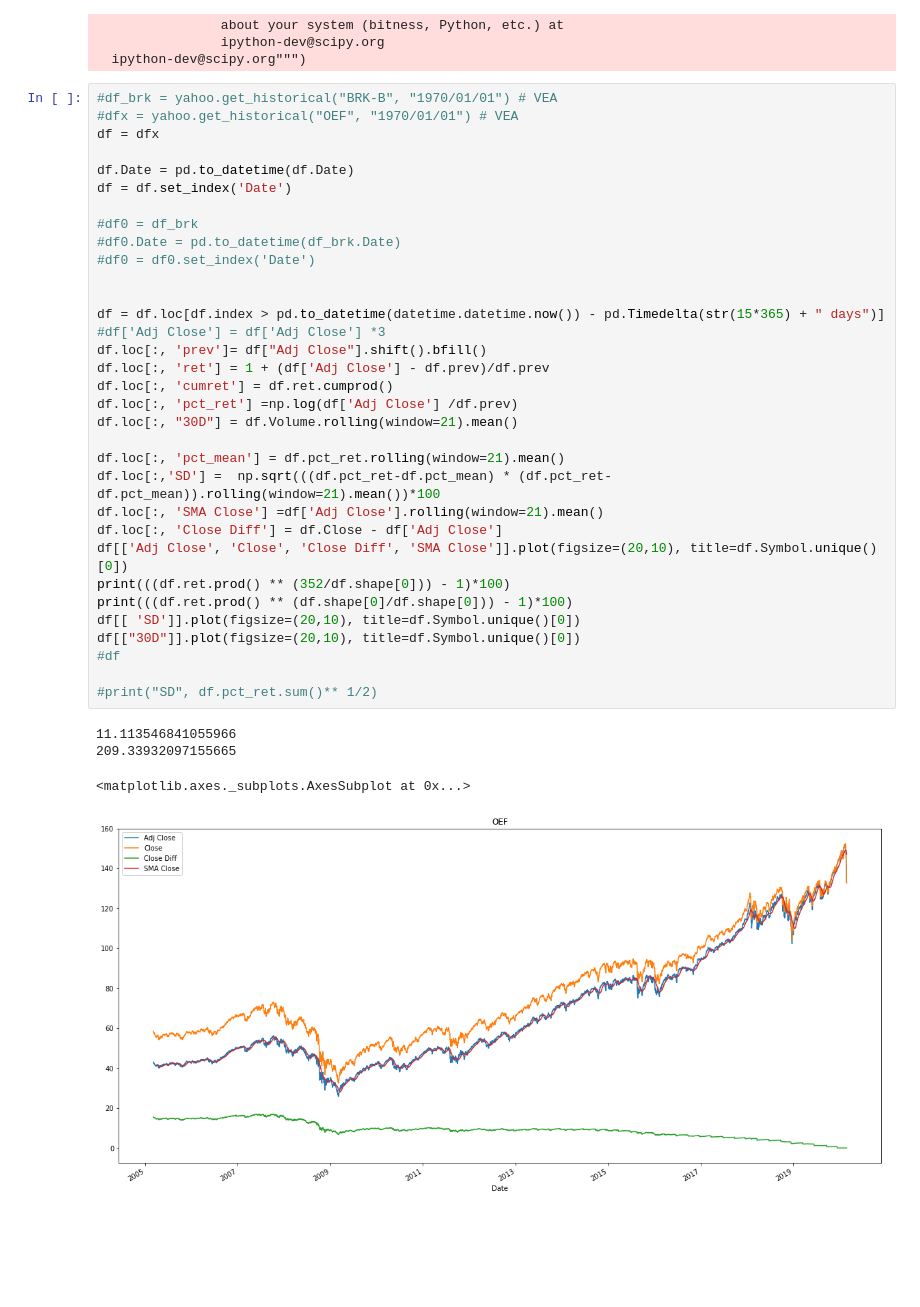
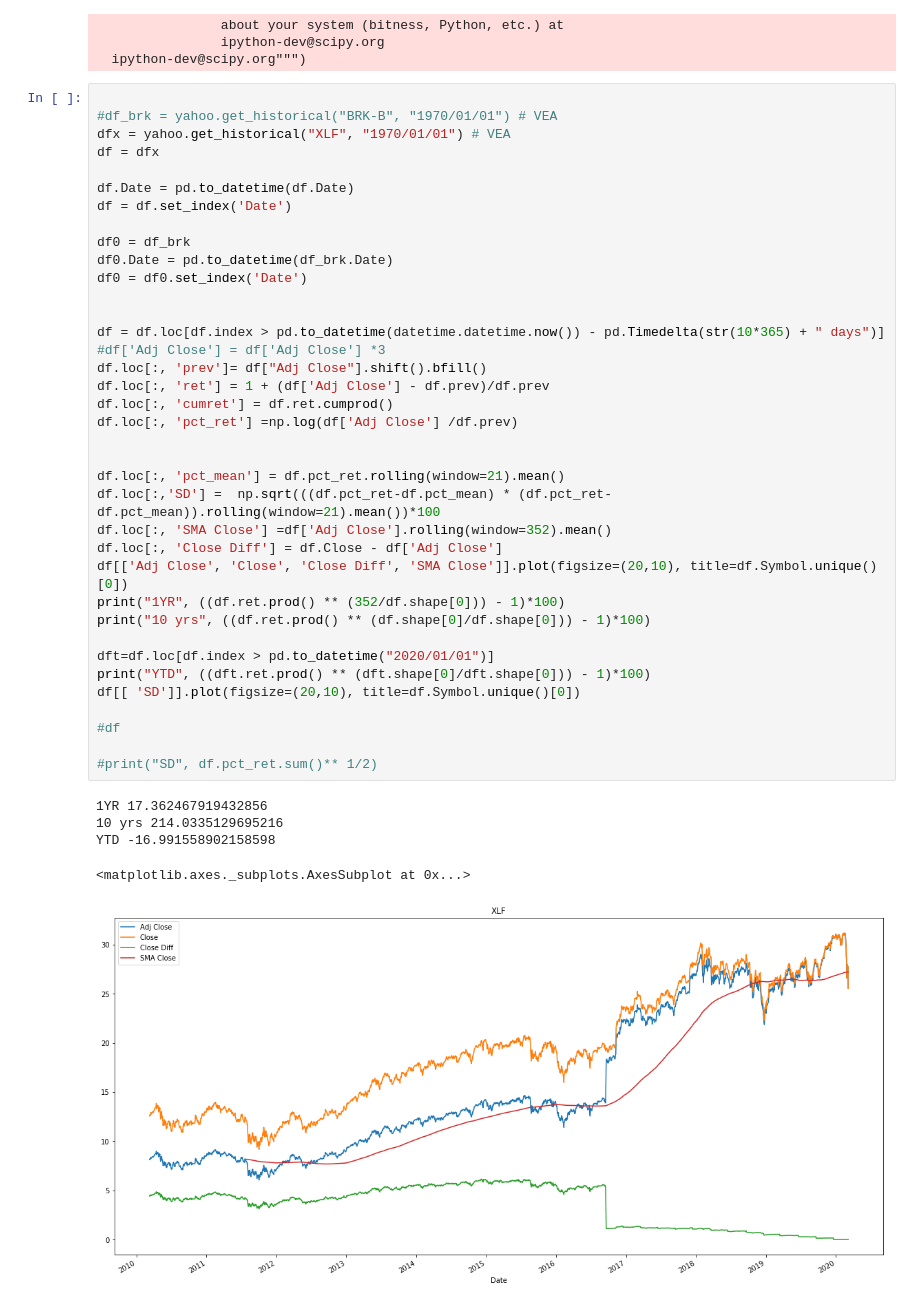
Before and after one commit to anilsarma/misc, a Jupyter notebook: yahoo/Yahoo Analysis.ipynb, the cells around one changed output. Saved outputs shown, nothing was run; the diff lists cells and outputs as text; blank space fills up the shorter version.

```diff
--- a/yahoo/Yahoo Analysis.ipynb
+++ b/yahoo/Yahoo Analysis.ipynb
@@ -19,40 +19,45 @@ def get_historical(sym):
                 ipython-dev@scipy.org
   ipython-dev@scipy.org""")
 # %%
+
 #df_brk = yahoo.get_historical("BRK-B", "1970/01/01") # VEA
-#dfx = yahoo.get_historical("OEF", "1970/01/01") # VEA
+dfx = yahoo.get_historical("XLF", "1970/01/01") # VEA
 df = dfx
 
 df.Date = pd.to_datetime(df.Date)
 df = df.set_index('Date')
 
-#df0 = df_brk
-#df0.Date = pd.to_datetime(df_brk.Date)
-#df0 = df0.set_index('Date')
+df0 = df_brk
+df0.Date = pd.to_datetime(df_brk.Date)
+df0 = df0.set_index('Date')
 
 
-df = df.loc[df.index > pd.to_datetime(datetime.datetime.now()) - pd.Timedelta(str(15*365) + " days")]
+df = df.loc[df.index > pd.to_datetime(datetime.datetime.now()) - pd.Timedelta(str(10*365) + " days")]
 #df['Adj Close'] = df['Adj Close'] *3
 df.loc[:, 'prev']= df["Adj Close"].shift().bfill()
 df.loc[:, 'ret'] = 1 + (df['Adj Close'] - df.prev)/df.prev
 df.loc[:, 'cumret'] = df.ret.cumprod()
 df.loc[:, 'pct_ret'] =np.log(df['Adj Close'] /df.prev)
-df.loc[:, "30D"] = df.Volume.rolling(window=21).mean()
+
 
 df.loc[:, 'pct_mean'] = df.pct_ret.rolling(window=21).mean()
 df.loc[:,'SD'] =  np.sqrt(((df.pct_ret-df.pct_mean) * (df.pct_ret-df.pct_mean)).rolling(window=21).mean())*100
-df.loc[:, 'SMA Close'] =df['Adj Close'].rolling(window=21).mean()
+df.loc[:, 'SMA Close'] =df['Adj Close'].rolling(window=352).mean()
 df.loc[:, 'Close Diff'] = df.Close - df['Adj Close']
 df[['Adj Close', 'Close', 'Close Diff', 'SMA Close']].plot(figsize=(20,10), title=df.Symbol.unique()[0])
-print(((df.ret.prod() ** (352/df.shape[0])) - 1)*100)
-print(((df.ret.prod() ** (df.shape[0]/df.shape[0])) - 1)*100)
+print("1YR", ((df.ret.prod() ** (352/df.shape[0])) - 1)*100)
+print("10 yrs", ((df.ret.prod() ** (df.shape[0]/df.shape[0])) - 1)*100)
+
+dft=df.loc[df.index > pd.to_datetime("2020/01/01")]
+print("YTD", ((dft.ret.prod() ** (dft.shape[0]/dft.shape[0])) - 1)*100)
 df[[ 'SD']].plot(figsize=(20,10), title=df.Symbol.unique()[0])
-df[["30D"]].plot(figsize=(20,10), title=df.Symbol.unique()[0])
+
 #df
 
 #print("SD", df.pct_ret.sum()** 1/2)
 # %% [output]
-11.113546841055966
-209.33932097155665
+1YR 17.362467919432856
+10 yrs 214.0335129695216
+YTD -16.991558902158598
 <matplotlib.axes._subplots.AxesSubplot at 0x...>
-[figure, old version]
+[figure, new version]
```
Also changed, not shown: parts of 1 cell of this notebook, 1 other file.
